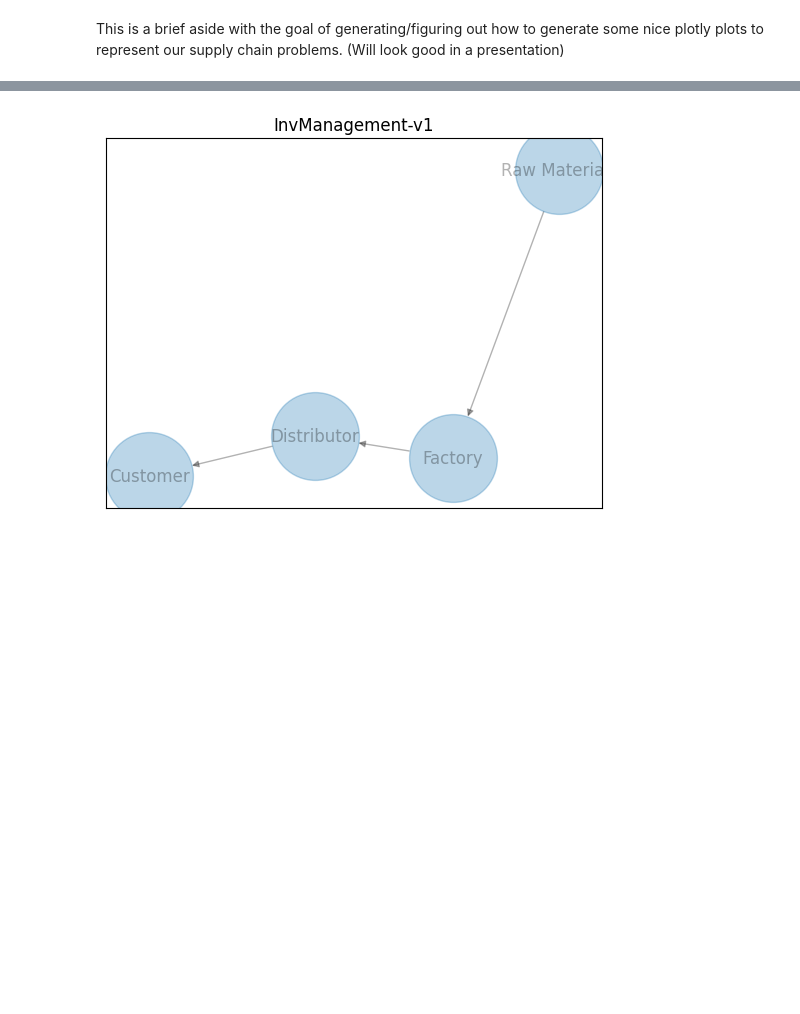
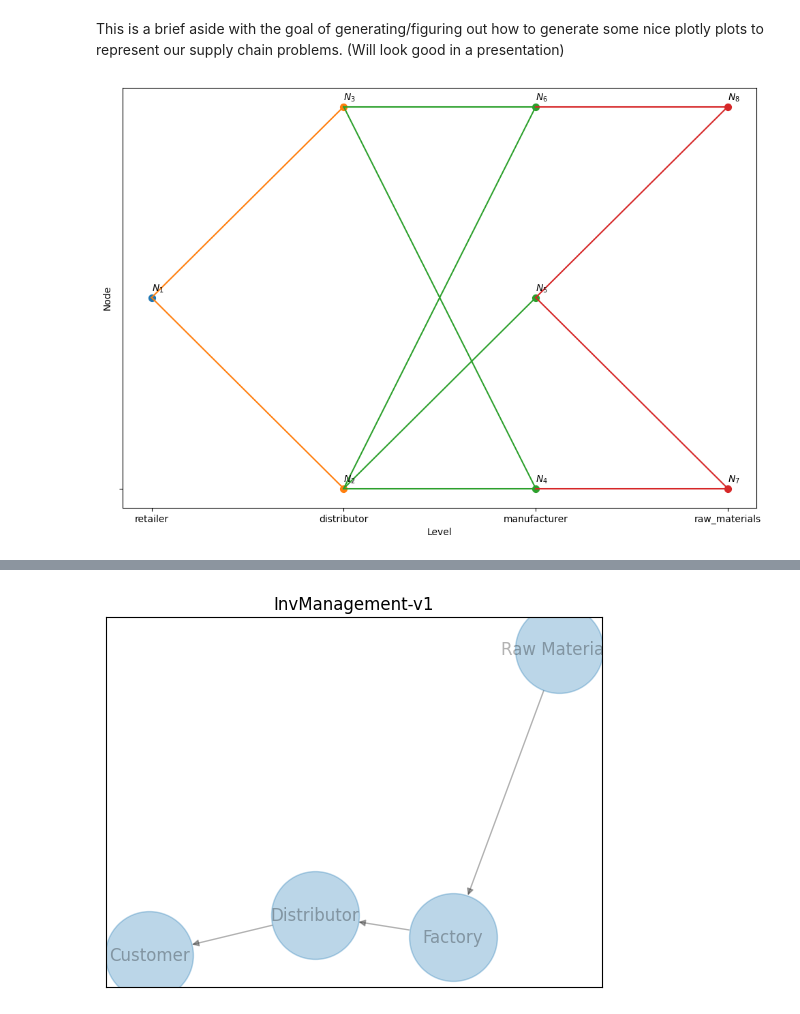
Before and after one commit to nathanhigginbotham/ChainRL, a Jupyter notebook: network vis.ipynb, the cells around one changed output, grey strips where cells are left out. Saved outputs shown, nothing was run; the diff lists cells and outputs as text; code cells hidden in the pictures; blank space fills up the shorter version.

Commit message:
Fix: Network self.plot

```diff
--- a/network vis.ipynb
+++ b/network vis.ipynb
@@ -2,3 +2,10 @@
 # Network Visualisation
 # %% [markdown]
 This is a brief aside with the goal of generating/figuring out how to generate some nice plotly plots to represent our supply chain problems. (Will look good in a presentation)
+# %%
+import or_gym
+
+env = or_gym.create_env('NetworkManagement-v1')
+env.plot_network(env())
+# %% [output]
+[figure, added]
```
Also changed, not shown: parts of 3 cells of this notebook.
